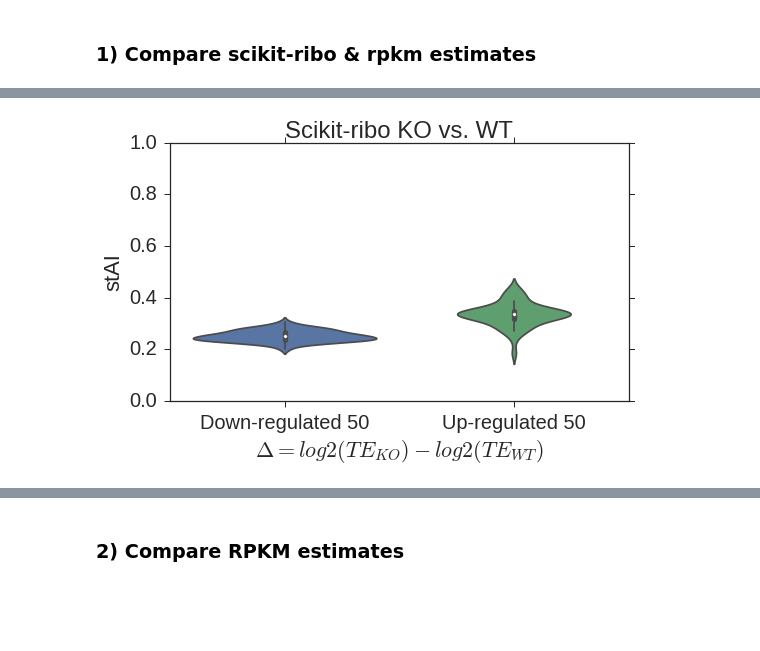
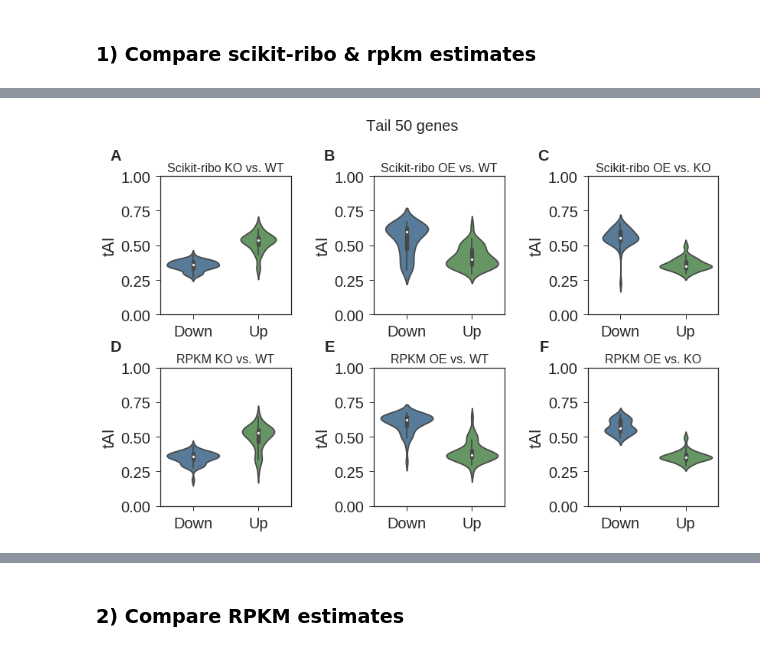
Before and after one commit to schatzlab/scikit-ribo_manuscript, a Jupyter notebook: iPythonNB/Dhh1 analysis.ipynb, the cells around one changed output, grey strips where cells are left out. Cells and saved outputs as stored; diff of their text form; code cells hidden in the pictures; blank space fills up the shorter version.

```diff
--- a/iPythonNB/Dhh1 analysis.ipynb
+++ b/iPythonNB/Dhh1 analysis.ipynb
@@ -20,6 +25,7 @@ folder = "/seq/schatz/hfang/Projects/RiboSeq/Radhakrishnan_2016/new_te_analysis"
 
 wt_rep1 = folder + "/SRR3493886/genesTE.csv"
 wt_rep2 = folder + "/SRR3493887/genesTE.csv"
+wt_rep1_riboseq_abundance = "../Data/Radhakrishnan/wt_riboseq_abundance.tsv"
 codon_wt_rep1 = folder + "/SRR3493886/codons.csv"
 codon_wt_rep2 = folder + "/SRR3493887/codons.csv"
 Dhh1KO_rep1 = folder + "/SRR3493890/genesTE.csv"
@@ -109,7 +140,7 @@ for sample in samples:
 ### 0) Getting rpkm values from original paper.
 # %%
 original = pd.read_table(original_fn, header=0)
-original = pd.merge(original, df_dic[gene_tAI], left_on='Gene', right_on="genes_id")
+original = pd.merge(original, DFs[gene_tAI], left_on='Gene', right_on="genes_id")
 
 original_map = {"WT_RNA_rep1":"IRWT", "WT_RNA_rep2":"RRWT",
                 "WT_Ribo_rep1":"IPWT", "WT_Ribo_rep2":"RPWT",
@@ -148,6 +179,7 @@ for k,v in original_Ribo_RNA_pairs.items():
 # %%
 comparisons = [("KO", "WT"), ("OE", "WT"), ("OE", "KO")]
 prefixes = ["skr_", "rpkm_"]
+strings = list(string.ascii_uppercase[:12])
 # %%
 # mean of replicates
 for prefix in prefixes:
@@ -181,15 +199,0 @@ See the caveats in the documentation: http://pandas.pydata.org/pandas-docs/stabl
-# %%
-# plot TE correlation
-for prefix in prefixes:
-    for comparison in comparisons:
-        l, r = comparison
-        data_prefix = prefix + l + "_VS_" + r
-        plt.clf()
-        S1 = sns.jointplot(x="log2_TE_" + l, y="log2_TE_" + r,
-                           data=df_dic[data_prefix],
-                           xlim= [-10,10], ylim= [-10,10])
-        tool = "Scikit-ribo " if prefix == "skr_" else "RPKM "
-        S1.fig.suptitle(tool + l + " vs. " + r)
-        plt.tight_layout(); plt.gcf()
-        plt.savefig("../Figures/Radhakrishnan/" + data_prefix + "_TE_corr.pdf")
-        plt.show()
@@ -209,42 +226,47 @@ for prefix in prefixes:
 # %%
 # tail genes comparison
 tails_dic = {}
-down_tail, up_tail = 50, 50
+tail = 50
+fig = plt.figure(figsize=(12, 8))
+fig.suptitle('Tail 50 genes', fontsize=20)
+
+i = 0
 for prefix in prefixes:
     for comparison in comparisons:
+        idx = i + 1
+        fig_idx = strings[i]
         l, r = comparison
         data_prefix = prefix + l + "_VS_" + r
-        tmp = df_dic[data_prefix].copy()
+        tmp = DFs[data_prefix].copy()
         tmp = pd.merge(tmp, original, left_on="gene", right_on="Gene")
-        tmp = tmp[(tmp[l + "_RNA"] > 10) & (tmp[r + "_RNA"] > 10) &
-                  (tmp[l + "_Ribo"] > 10) & (tmp[r + "_Ribo"] > 10)]
+        tmp = tmp[(tmp[l + "_RNA"] > 10) & (tmp[r + "_RNA"] > 10) & (tmp[l + "_Ribo"] > 10) & (tmp[r + "_Ribo"] > 10)]
+        down_tail = tmp.sort_values("deltaTE").head(tail)
+        up_tail   = tmp.sort_values("deltaTE", ascending=False).head(tail)
+        tails_dic[(prefix, comparison)] = [down_tail, up_tail]
+        down_tail[["gene"]].to_csv(path_or_buf="../Data/Radhakrishnan/" + data_prefix + "_down_50.csv",
+                                   sep='\t', header=True, index=False, quoting=csv.QUOTE_NONE)
+        up_tail[["gene"]].to_csv(path_or_buf="../Data/Radhakrishnan/" + data_prefix + "_up_50.csv",
+                                 sep='\t', header=True, index=False, quoting=csv.QUOTE_NONE)
+        # violin tAI in two classes
+        down_tail["class"] = "Down"
+        up_tail["class"] = "Up"
+        tail_combine = pd.concat([down_tail, up_tail])
+        ax = plt.subplot(2, 3, idx)
+        sns.violinplot(x="class", y="tAI_x", data=tail_combine, palette=[snsBlue, snsGreen], saturation=1)
+        plt.ylabel('tAI')
+        tool = "Scikit-ribo " if prefix == "skr_" else "RPKM "
+        title = tool + l + " vs. " + r
+        plt.xlabel("")
+        ax.set_title(title, fontsize=16)
+        plt.ylim(0, 1)
+        ax.text(-0.3, 1.2, fig_idx, transform=ax.transAxes, fontsize=20, fontweight='bold', va='top', ha='right')
+        i+=1
         print("Number of genes: " + str(tmp.shape[0]))
-        # tail genes
-        # down_tail, up_tail = int(tmp.shape[0] * 0.01), int(tmp.shape[0] * 0.02)
-        print("Number of tail genes: ", down_tail, up_tail)
-        tmp_down_tail = tmp.sort_values("deltaTE").head(down_tail)
-        tmp_up_tail   = tmp.sort_values("deltaTE", ascending=False).head(up_tail)
         print(((prefix, comparison)))
-        tails_dic[(prefix, comparison)] = [tmp_down_tail, tmp_up_tail]
-        print("Upper & lower bound",
-              tmp_down_tail.tail(1)["deltaTE"].values[0],
-              tmp_up_tail.tail(1)["deltaTE"].values[0])
-        tmp_down_tail[["gene"]].to_csv(path_or_buf="../Data/Radhakrishnan/" + data_prefix + "_down_50.csv",
-                                       sep='\t', header=True, index=False, quoting=csv.QUOTE_NONE)
-        tmp_up_tail[["gene"]].to_csv(path_or_buf="../Data/Radhakrishnan/" + data_prefix + "_up_50.csv",
-                                     sep='\t', header=True, index=False, quoting=csv.QUOTE_NONE)
-        # violin stAI in two classes
-        tmp_down_tail["class"] = "Down-regulated 50"
-        tmp_up_tail["class"] = "Up-regulated 50"
-        tmp_tail_combine = pd.concat([tmp_down_tail, tmp_up_tail])
-        plt.clf()
-        S2 = sns.violinplot(x="class", y="stAI_x", data=tmp_tail_combine)
-        plt.ylabel('stAI')
-        tool = "Scikit-ribo " if prefix == "skr_" else "RPKM "
-        plt.title(tool + l + " vs. " + r)
-        plt.xlabel("$\Delta = log2(TE_{" + l + "}) - log2(TE_{" + r + "})$")
-        plt.ylim(0, 1); plt.tight_layout(); plt.gcf()
-        plt.savefig("../Figures/Radhakrishnan/" + data_prefix + "_tail50_genes_stAI.pdf")
-        plt.show()
+        print("Upper & lower bound", down_tail.tail(1)["deltaTE"].values[0], up_tail.tail(1)["deltaTE"].values[0])
+
+plt.tight_layout()
+plt.subplots_adjust(top=0.85)
+plt.savefig("../Figures/Supplemental/FigureS9_tail50_genes_stAI.pdf")
 # %% [output]
 Number of genes: 3440
@@ -254 +290 @@ Upper & lower bound -0.93685 1.7104
-[figure, old version]
+[figure, new version]
```
Also changed, not shown: parts of 22 cells of this notebook.
